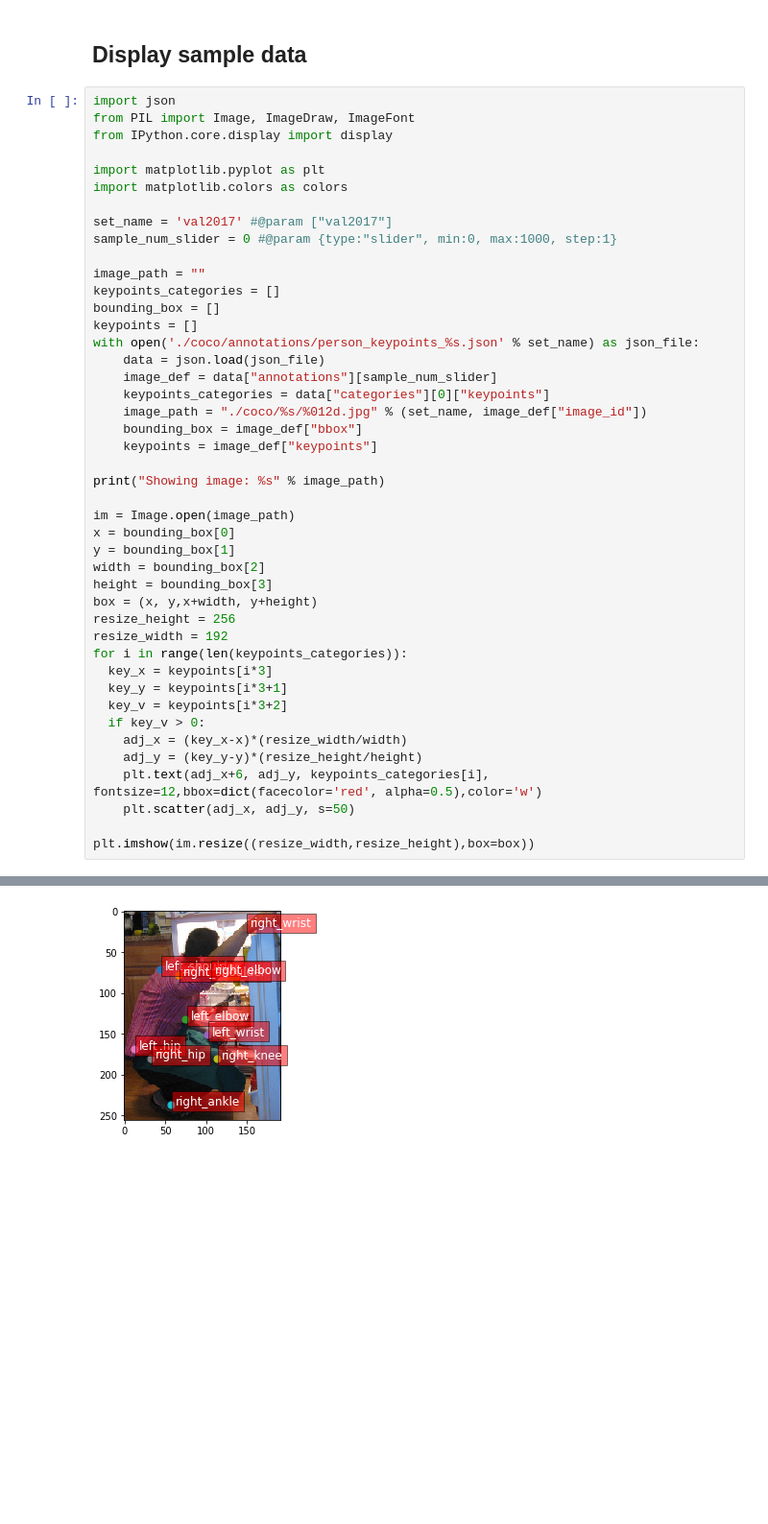
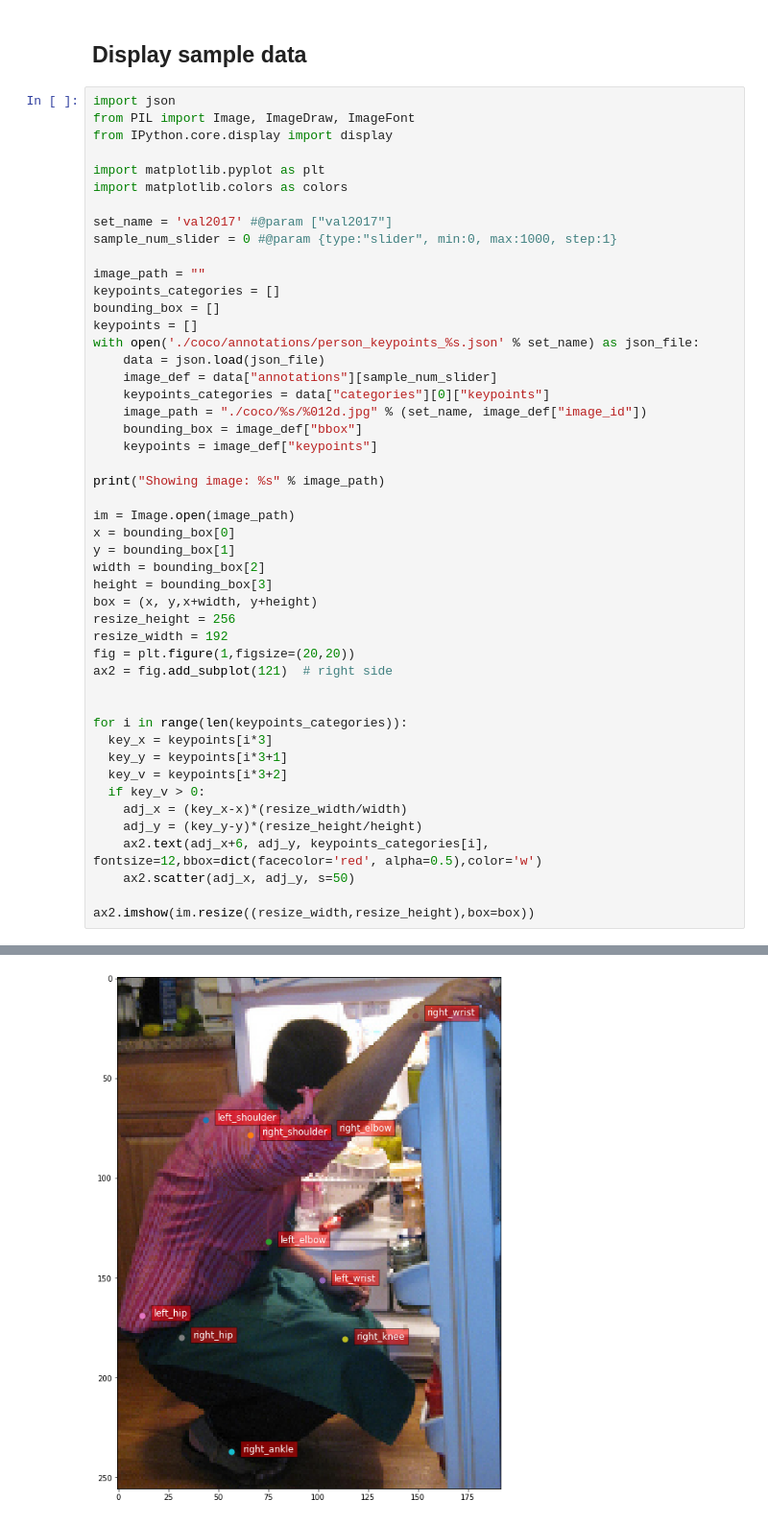
Before and after one commit to pragmatic-ninja/human_pose, a Jupyter notebook: Human_Pose_Module_1.ipynb, the cells around one changed output, grey strips where cells are left out. Shown at 96% size. Saved outputs shown, nothing was run; the diff lists cells and outputs as text; blank space fills up the shorter version.

```diff
--- a/Human_Pose_Module_1.ipynb
+++ b/Human_Pose_Module_1.ipynb
@@ -82,34 +82,38 @@ bounding_box = []
 keypoints = []
 with open('./coco/annotations/person_keypoints_%s.json' % set_name) as json_file:
     data = json.load(json_file)
     image_def = data["annotations"][sample_num_slider]
     keypoints_categories = data["categories"][0]["keypoints"]
     image_path = "./coco/%s/%012d.jpg" % (set_name, image_def["image_id"])
     bounding_box = image_def["bbox"]
     keypoints = image_def["keypoints"]
 
 print("Showing image: %s" % image_path)
 
 im = Image.open(image_path)
 x = bounding_box[0]
 y = bounding_box[1]
 width = bounding_box[2]
 height = bounding_box[3]
 box = (x, y,x+width, y+height)
 resize_height = 256
 resize_width = 192
+fig = plt.figure(1,figsize=(20,20))
+ax2 = fig.add_subplot(121)  # right side
+
+
 for i in range(len(keypoints_categories)):
   key_x = keypoints[i*3]
   key_y = keypoints[i*3+1]
   key_v = keypoints[i*3+2]
   if key_v > 0:
     adj_x = (key_x-x)*(resize_width/width)
     adj_y = (key_y-y)*(resize_height/height)
-    plt.text(adj_x+6, adj_y, keypoints_categories[i], fontsize=12,bbox=dict(facecolor='red', alpha=0.5),color='w')
-    plt.scatter(adj_x, adj_y, s=50)
+    ax2.text(adj_x+6, adj_y, keypoints_categories[i], fontsize=12,bbox=dict(facecolor='red', alpha=0.5),color='w')
+    ax2.scatter(adj_x, adj_y, s=50)
 
-plt.imshow(im.resize((resize_width,resize_height),box=box))
+ax2.imshow(im.resize((resize_width,resize_height),box=box))
 # %% [output]
 Showing image: ./coco/val2017/000000425226.jpg
 <matplotlib.image.AxesImage at 0x...>
-[figure, old version]
+[figure, new version]
```
